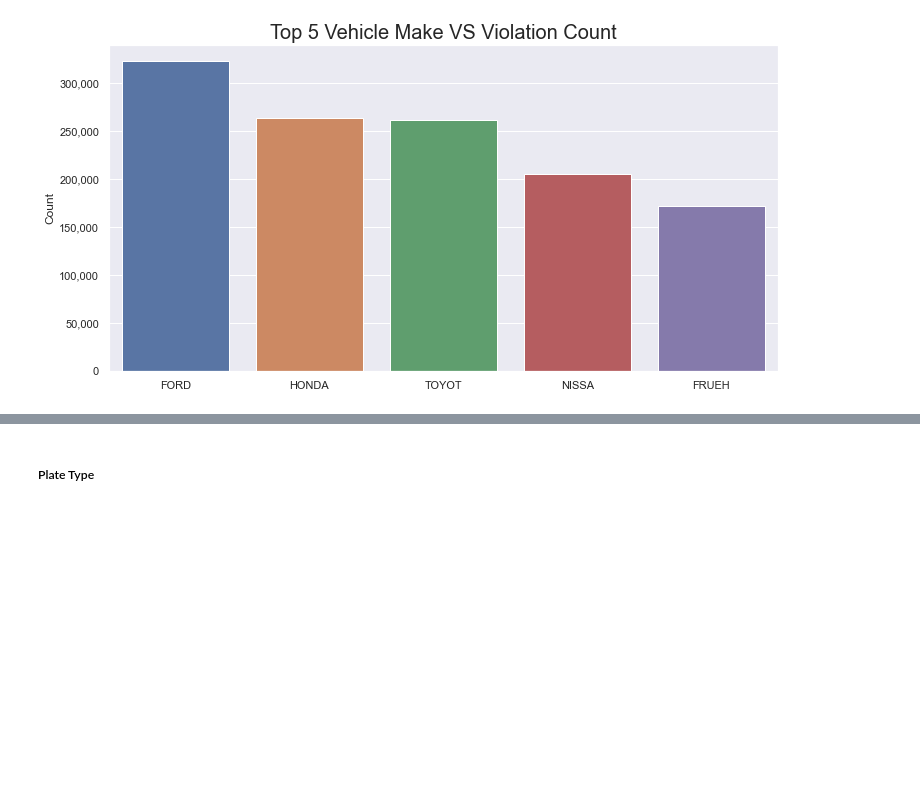
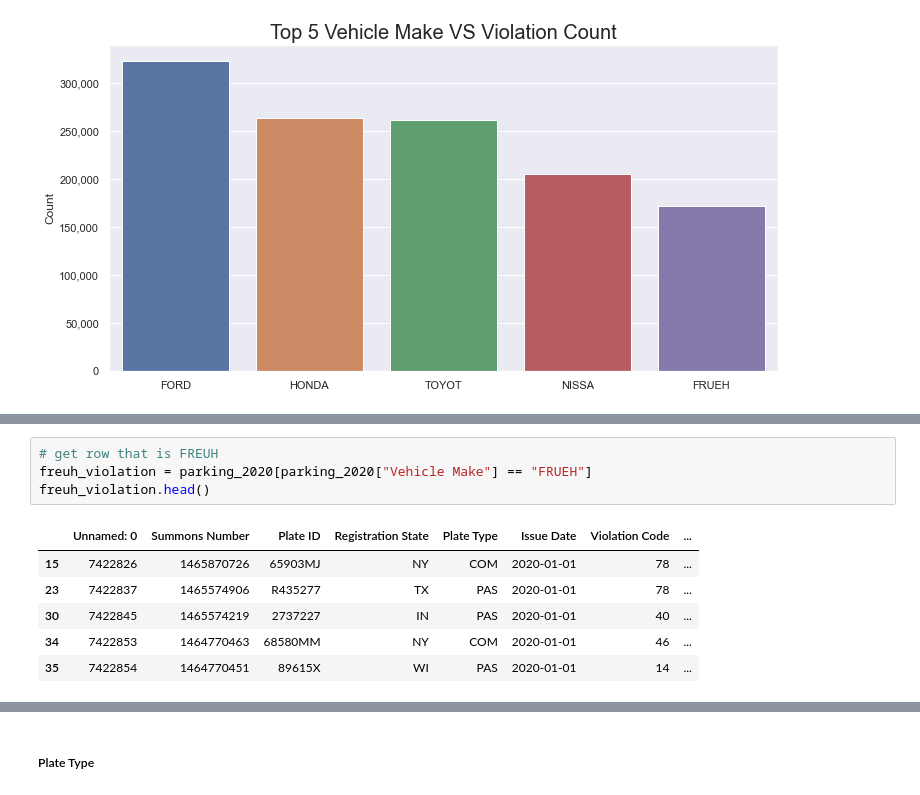
Before and after one commit to kaixuan98/NYC_parking_violation, a Jupyter notebook: code/analysis.ipynb, the cells around one changed output, grey strips where cells are left out. Drawn from its saved outputs; the diff is of its cells as text; blank space fills up the shorter version.

```diff
--- a/code/analysis.ipynb
+++ b/code/analysis.ipynb
@@ -308,0 +319,11 @@ draw_barplot(top5 , "Top 5 Vehicle Make VS Violation Count")
+# %%
+# get row that is FREUH
+freuh_violation = parking_2020[parking_2020["Vehicle Make"] == "FRUEH"]
+freuh_violation.head()
+# %% [output]
+|  | Unnamed: 0 | Summons Number | Plate ID | Registration State | Plate Type | Issue Date | Violation Code | ... |
+| 15 | 7422826 | 1465870726 | 65903MJ | NY | COM | 2020-01-01 | 78 | ... |
+| 23 | 7422837 | 1465574906 | R435277 | TX | PAS | 2020-01-01 | 78 | ... |
+| 30 | 7422845 | 1465574219 | 2737227 | IN | PAS | 2020-01-01 | 40 | ... |
+| 34 | 7422853 | 1464770463 | 68580MM | NY | COM | 2020-01-01 | 46 | ... |
+| 35 | 7422854 | 1464770451 | 89615X | WI | PAS | 2020-01-01 | 14 | ... |
```
Also changed, not shown: parts of 8 cells of this notebook, 18 other files.
